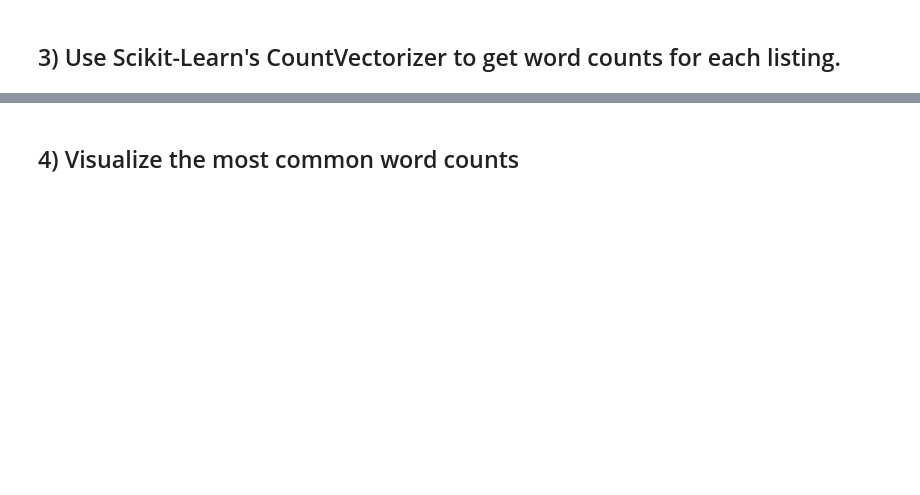
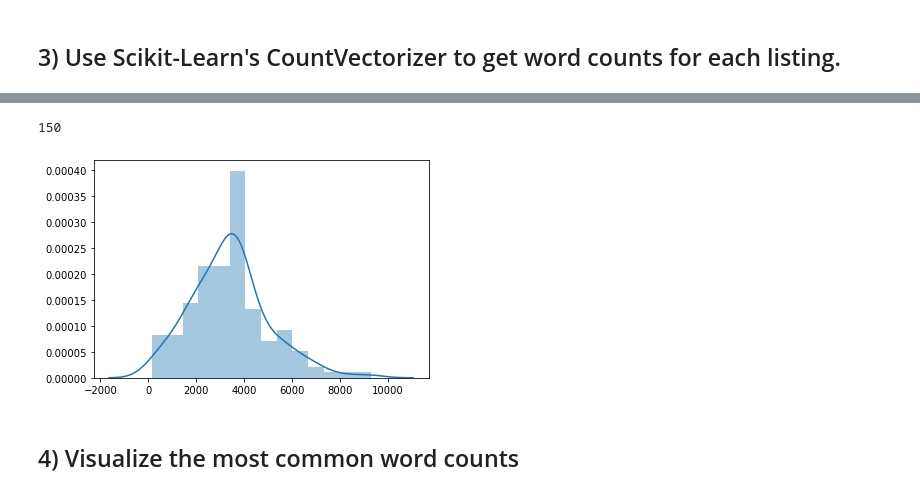
Before and after one commit to RAV10K1/DS-Unit-4-Sprint-1-NLP, a Jupyter notebook: module2-vector-representations/LS_DS_412_Vector_Representations_Assignment.ipynb, the cells around one changed output, grey strips where cells are left out. Saved outputs shown, nothing was run; the diff lists cells and outputs as text; code cells hidden in the pictures; blank space fills up the shorter version.

```diff
--- a/module2-vector-representations/LS_DS_412_Vector_Representations_Assignment.ipynb
+++ b/module2-vector-representations/LS_DS_412_Vector_Representations_Assignment.ipynb
@@ -121,0 +117,22 @@ raise Exception("\nThis task is not complete. \nReplace this line with your code
+# %%
+from spacy.tokenizer import Tokenizer
+
+nlp = spacy.load("en_core_web_lg")
+
+# Tokenizer
+tokenizer = Tokenizer(nlp.vocab)
+# %%
+tokens = []
+
+""" Update those tokens w/o stopwords"""
+for doc in tokenizer.pipe(df_ds['desc'], batch_size=500):
+
+    doc_tokens = []
+
+    for token in doc:
+        if (token.is_stop == False) & (token.is_punct == False) & (token.like_num == False) & (token.is_space == False) & (token.is_digit == False):
+            doc_tokens.append(token.lemma_)
+
+    tokens.append(doc_tokens)
+
+df_ds['tokens'] = tokens
@@ -126,0 +150,4 @@ raise Exception("\nThis task is not complete. \nReplace this line with your code
+# %%
+# Extracting description column from Data Frame and casting as a list
+
+data = list(df_ds['desc'])
@@ -126,0 +158,12 @@ raise Exception("\nThis task is not complete. \nReplace this line with your code
+# %%
+from sklearn.feature_extraction.text import CountVectorizer
+
+vect = CountVectorizer(stop_words='english', max_features=1000)
+
+#Learn our Vocab
+vect.fit(data)
+
+# Get sparse dtm
+dtm = vect.transform(data)
+
+dtm = pd.DataFrame(dtm.todense(), columns=vect.get_feature_names())
@@ -127,2 +180,16 @@ raise Exception("\nThis task is not complete. \nReplace this line with your code
+# %%
+# Length of data list
+
+len(data)
+# %% [output]
+150
+# %%
+import seaborn as sns
+
+doc_len = [len(doc) for doc in data]
+
+sns.distplot(doc_len);
+# %% [output]
+[figure, added]
 # %% [markdown]
 ## 4) Visualize the most common word counts
```
Also changed, not shown: parts of 10 cells of this notebook.
